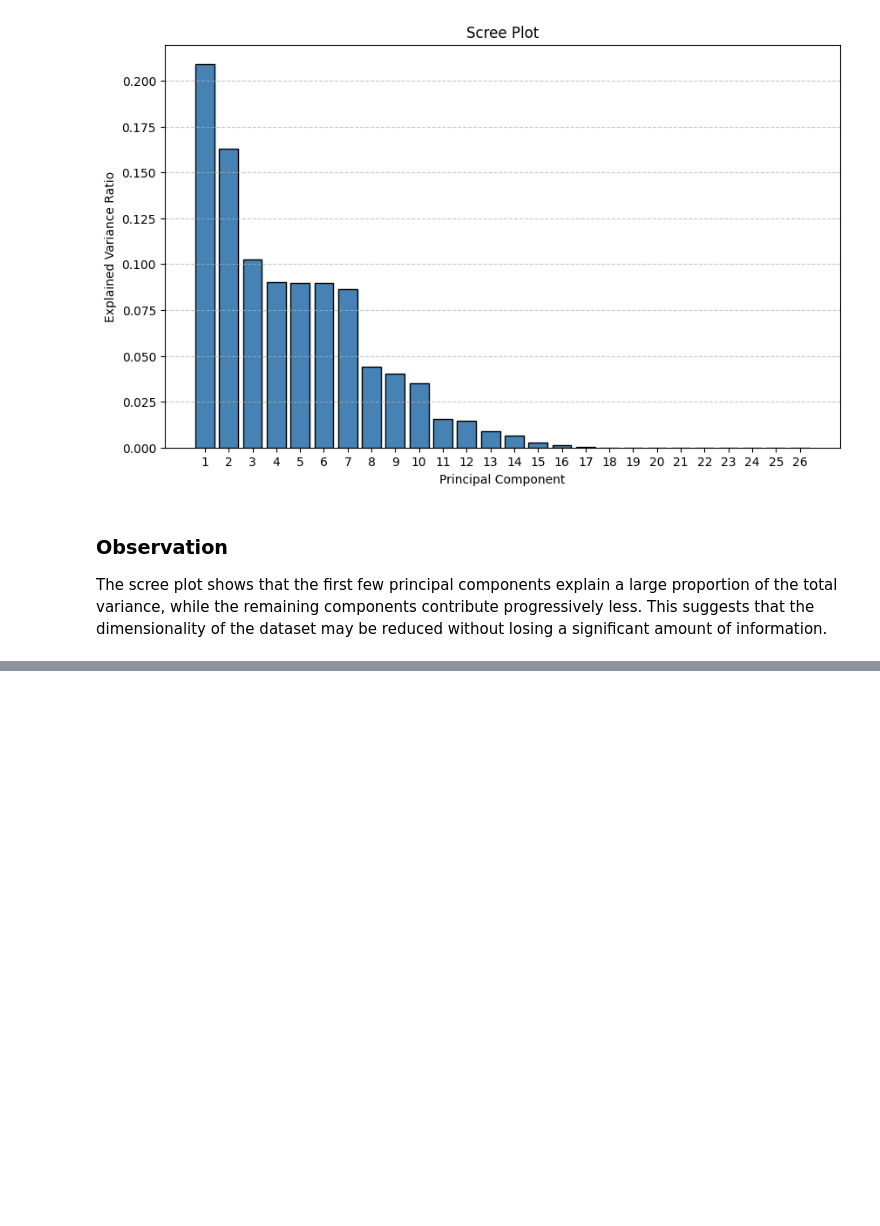
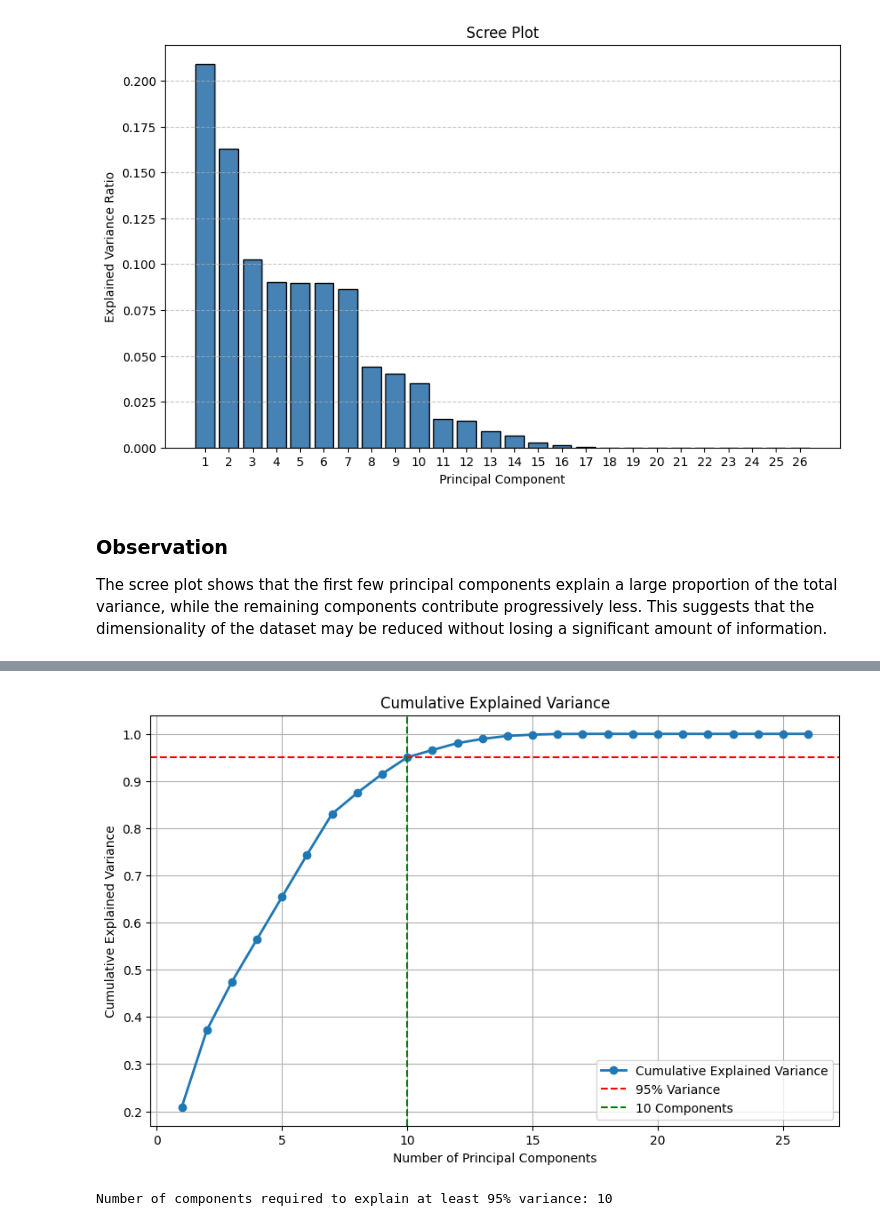
Before and after one commit to hania-sajjad/WEEK-3-TASK, a Jupyter notebook: notebooks /week3_pca.ipynb, the cells around one changed output, grey strips where cells are left out. Cells and saved outputs as stored; diff of their text form; code cells hidden in the pictures; blank space fills up the shorter version.

Commit message:
Added Cumulative Explained Variance Plot

```diff
--- a/notebooks /week3_pca.ipynb
+++ b/notebooks /week3_pca.ipynb
@@ -151,0 +156,47 @@ The scree plot shows that the first few principal components explain a large pro
+# %%
+# Calculate cumulative explained variance
+cumulative_variance = np.cumsum(explained_variance)
+
+# Find the number of components needed to reach 95% variance
+n_components_95 = np.argmax(cumulative_variance >= 0.95) + 1
+
+# Plot the cumulative explained variance
+plt.figure(figsize=(10, 6))
+
+plt.plot(
+    range(1, len(cumulative_variance) + 1),
+    cumulative_variance,
+    marker='o',
+    linewidth=2,
+    label="Cumulative Explained Variance"
+)
+
+# Draw the 95% threshold
+plt.axhline(
+    y=0.95,
+    color='red',
+    linestyle='--',
+    label='95% Variance'
+)
+
+# Mark the selected number of components
+plt.axvline(
+    x=n_components_95,
+    color='green',
+    linestyle='--',
+    label=f'{n_components_95} Components'
+)
+
+plt.xlabel("Number of Principal Components")
+plt.ylabel("Cumulative Explained Variance")
+plt.title("Cumulative Explained Variance")
+
+plt.legend()
+plt.grid(True)
+
+plt.show()
+
+print(f"Number of components required to explain at least 95% variance: {n_components_95}")
+# %% [output]
+[figure, added]
+Number of components required to explain at least 95% variance: 10
```
Also changed, not shown: parts of 2 cells of this notebook.
